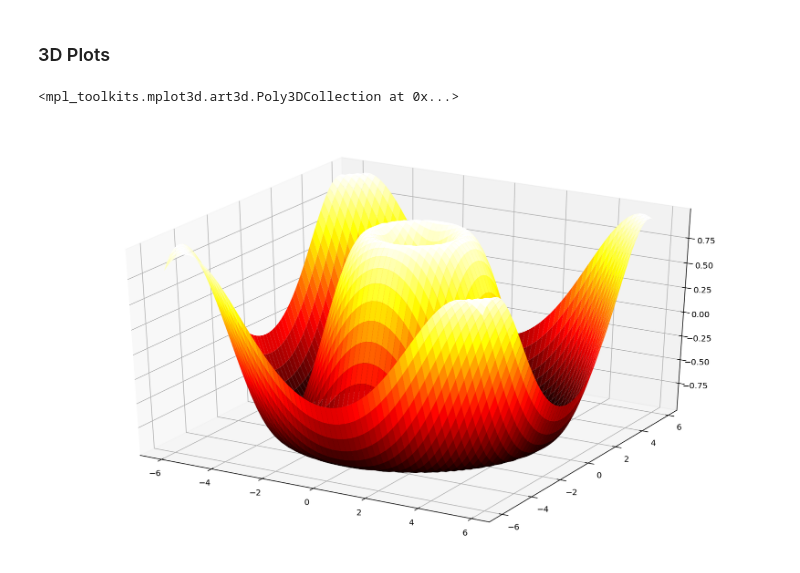
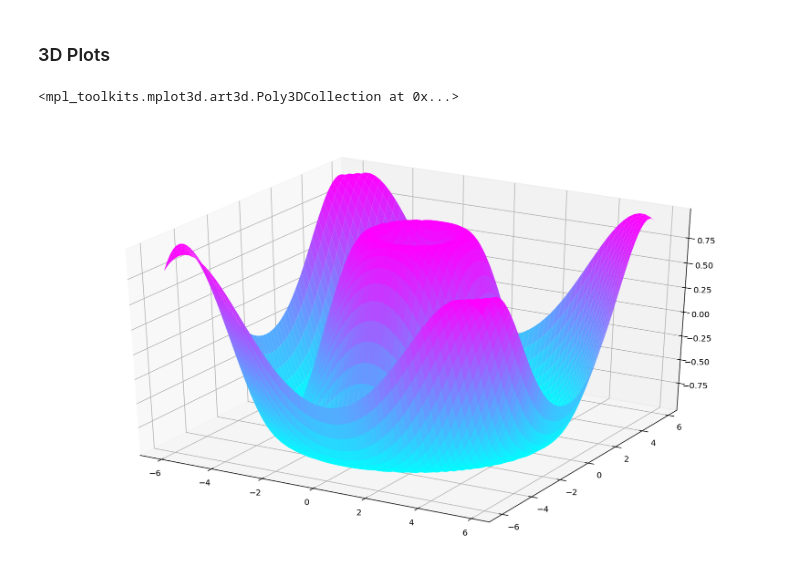
Before and after one commit to chapman-cs510-2017f/cw-07-alyandcyndi, a Jupyter notebook: matplotlib-tutorial.ipynb, the cells around one changed output. Saved outputs shown, nothing was run; the diff lists cells and outputs as text; code cells hidden in the pictures.

Commit message:
update plots

```diff
--- a/matplotlib-tutorial.ipynb
+++ b/matplotlib-tutorial.ipynb
@@ -98,15 +98,15 @@ from mpl_toolkits.mplot3d import Axes3D
 # %%
 fig = plt.figure()
 ax = Axes3D(fig)
 
 X = np.arange(-6, 6, 0.2)
 Y = np.arange(-6, 6, 0.2)
 X, Y = np.meshgrid(X, Y)
 
 R = np.sqrt(X**2 + Y**2)
 Z = np.sin(R)
 
-ax.plot_surface(X, Y, Z, rstride=1, cstride=1, cmap='hot')
+ax.plot_surface(X, Y, Z, rstride=1, cstride=1, cmap='cool')
 # %% [output]
 <mpl_toolkits.mplot3d.art3d.Poly3DCollection at 0x...>
-[figure, old version]
+[figure, new version]
```
